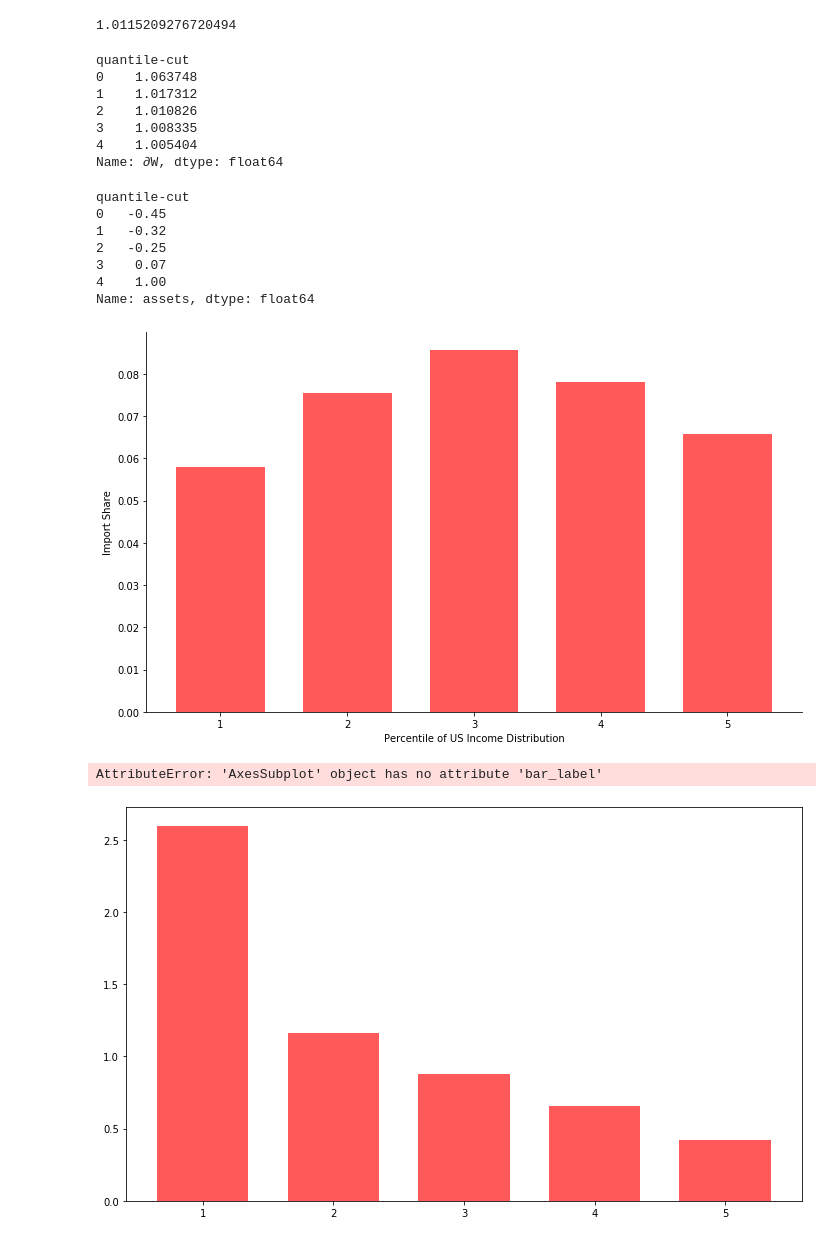
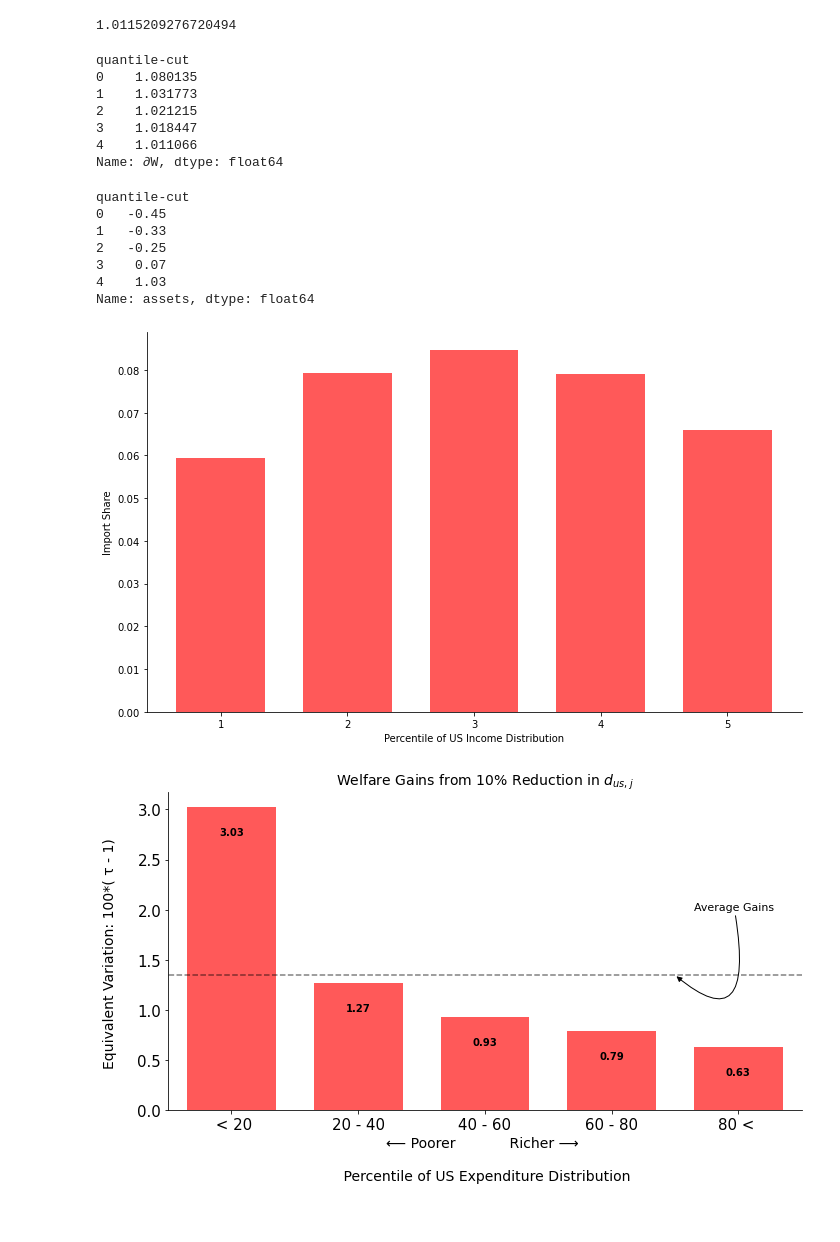
Before and after one commit to mwaugh0328/heterogeneous-agent-trade, a Jupyter notebook: notebooks/plot-welfare.ipynb, the cells around one changed output. Cells and saved outputs as stored; diff of their text form; code cells hidden in the pictures.

```diff
--- a/notebooks/plot-welfare.ipynb
+++ b/notebooks/plot-welfare.ipynb
@@ -10,7 +10,9 @@ from mpl_toolkits.mplot3d import Axes3D
 from scipy.interpolate import griddata
 import matplotlib.colors as colors
 # %%
-df = pd.read_csv("./output/ek-us-cross-section-quality60-ge.csv")
+cntryname = ["AUS","AUT","BEL","CAN","DNK","FIN","FRA","DEU","GRC","ITA", "JPN", "NLD", "NZL","NOR","PRT","ESP","SWE","GBR","USA"]
+
+df = pd.read_csv("./output/us-cross-section-ge.csv")
 
 dffixR = pd.read_csv("./output/ek-us-cross-section-quality60-fixR.csv")
 # %%
@@ -37,21 +39,21 @@ grp = df.groupby("quantile-cut")
 grp["∂W"].max()
 # %% [output]
 quantile-cut
-0    1.063748
-1    1.017312
-2    1.010826
-3    1.008335
-4    1.005404
+0    1.080135
+1    1.031773
+2    1.021215
+3    1.018447
+4    1.011066
 Name: ∂W, dtype: float64
 # %%
 round(grp.assets.mean(),2)
 # %% [output]
 quantile-cut
 0   -0.45
-1   -0.32
+1   -0.33
 2   -0.25
 3    0.07
-4    1.00
+4    1.03
 Name: assets, dtype: float64
 # %%
 fig, ax = plt.subplots(figsize = [10.0,6.0], tight_layout = True)
@@ -72,7 +74,7 @@ ax.xaxis.set_ticks(np.arange(1, 5+1, 1.0))
 
 plt.show()
 # %% [output]
-[figure, old version]
+[figure, new version]
 # %%
 fig, ax = plt.subplots(figsize = [10.0,6.0], tight_layout = True)
 
@@ -90,36 +92,35 @@ ax.spines["right"].set_visible(False)
 ax.spines["top"].set_visible(False)
 
 ax.set_title('Welfare Gains from 10% Reduction in $d_{us,j}$', fontsize=14)
 
 ax.set_xlabel("⟵ Poorer            Richer ⟶ \n \n Percentile of US Expenditure Distribution", fontsize=14)
 ax.set_ylabel("Equivalent Variation: 100*( τ - 1) \n", fontsize=14)
 
 ax.tick_params(axis='both', which='major', labelsize=15)
 
 ax.xaxis.set_ticks(np.arange(1, 5+1, 1.0))
 
 ax.xaxis.set_ticklabels([" < 20", "20 - 40", "40 - 60", "60 - 80", "80 < "])
 
 ax.annotate(
     "Average Gains",
-    xy=(4.5, 1.15), # This is where we point at...
+    xy=(4.5, 1.35), # This is where we point at...
     xycoords="data", # Not exactly sure about this
     xytext=(4.65, 2), # This is about where the text is
     horizontalalignment="left", # How the text is alined
     arrowprops={
         "arrowstyle": "-|>", # This is stuff about the arrow
         "connectionstyle": "angle3,angleA=280,angleB=-40",
         "color": "black"
     },
     fontsize=11,
 )
 
 # plt.savefig("../notes/figures/ge-welfare-household.pdf", bbox_inches = "tight")
 
 plt.show()
 # %% [output]
-AttributeError: 'AxesSubplot' object has no attribute 'bar_label'
-[figure, old version]
+[figure, new version]
 # %%
 grpR = dffixR.groupby("quantile-cut")
 
```
Also changed, not shown: parts of 7 cells of this notebook, 5 other files.
